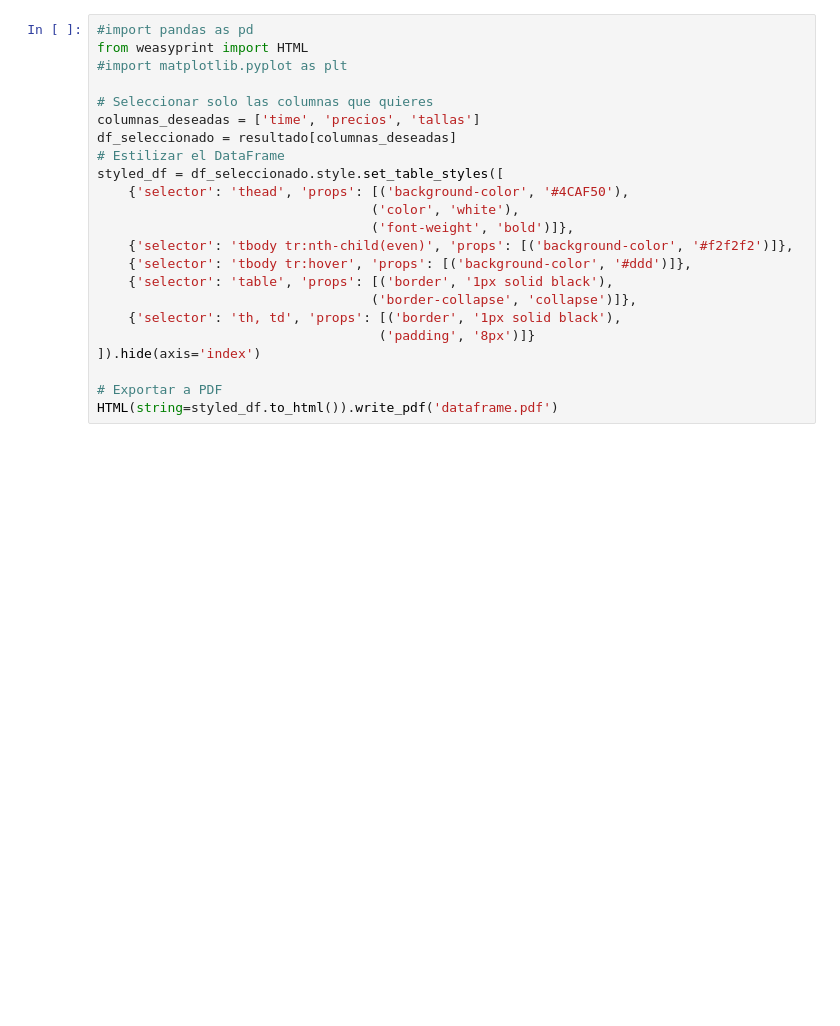
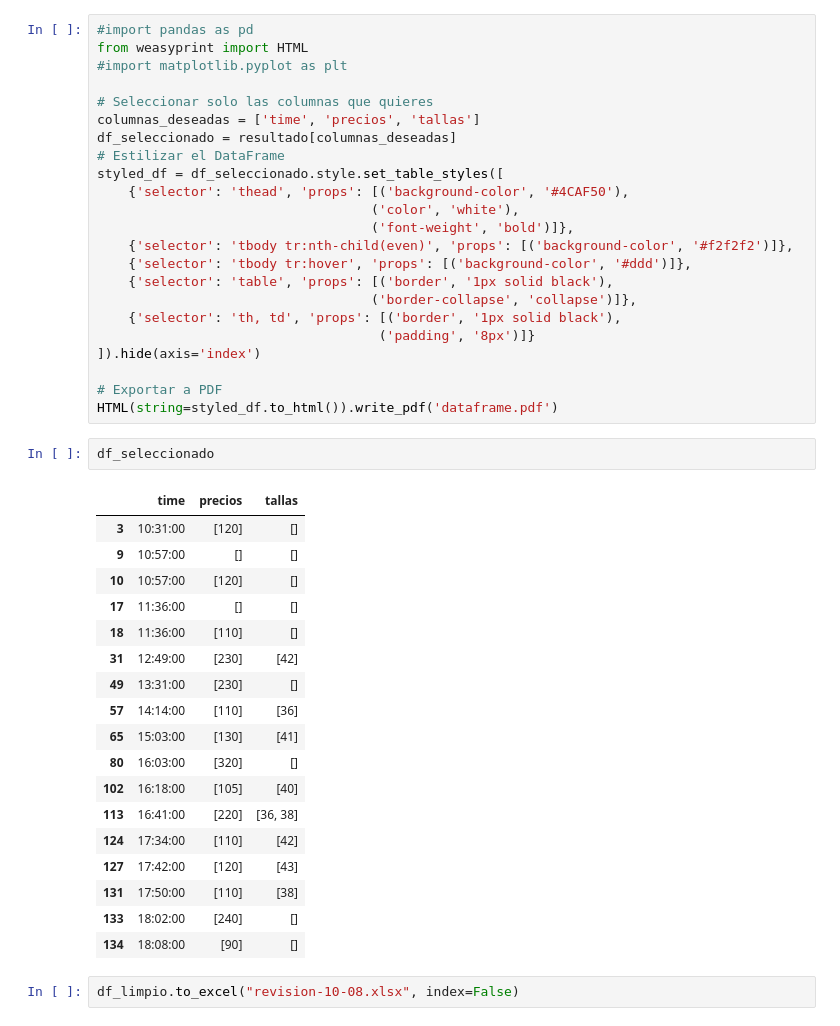
Before and after one commit to loaizaleo/AnaliticaDatos, a Jupyter notebook: Ventas55/TOTAL.ipynb, the cells around one changed output. Cells and saved outputs as stored; diff of their text form; blank space fills up the shorter version.

```diff
--- a/Ventas55/TOTAL.ipynb
+++ b/Ventas55/TOTAL.ipynb
@@ -363,3 +406,26 @@ styled_df = df_seleccionado.style.set_table_styles([
 
 # Exportar a PDF
 HTML(string=styled_df.to_html()).write_pdf('dataframe.pdf')
+# %%
+df_seleccionado
+# %% [output]
+|  | time | precios | tallas |
+| 3 | 10:31:00 | [120] | [] |
+| 9 | 10:57:00 | [] | [] |
+| 10 | 10:57:00 | [120] | [] |
+| 17 | 11:36:00 | [] | [] |
+| 18 | 11:36:00 | [110] | [] |
+| 31 | 12:49:00 | [230] | [42] |
+| 49 | 13:31:00 | [230] | [] |
+| 57 | 14:14:00 | [110] | [36] |
+| 65 | 15:03:00 | [130] | [41] |
+| 80 | 16:03:00 | [320] | [] |
+| 102 | 16:18:00 | [105] | [40] |
+| 113 | 16:41:00 | [220] | [36, 38] |
+| 124 | 17:34:00 | [110] | [42] |
+| 127 | 17:42:00 | [120] | [43] |
+| 131 | 17:50:00 | [110] | [38] |
+| 133 | 18:02:00 | [240] | [] |
+| 134 | 18:08:00 | [90] | [] |
+# %%
+df_limpio.to_excel("revision-10-08.xlsx", index=False)
```
Also changed, not shown: parts of 4 cells of this notebook.
